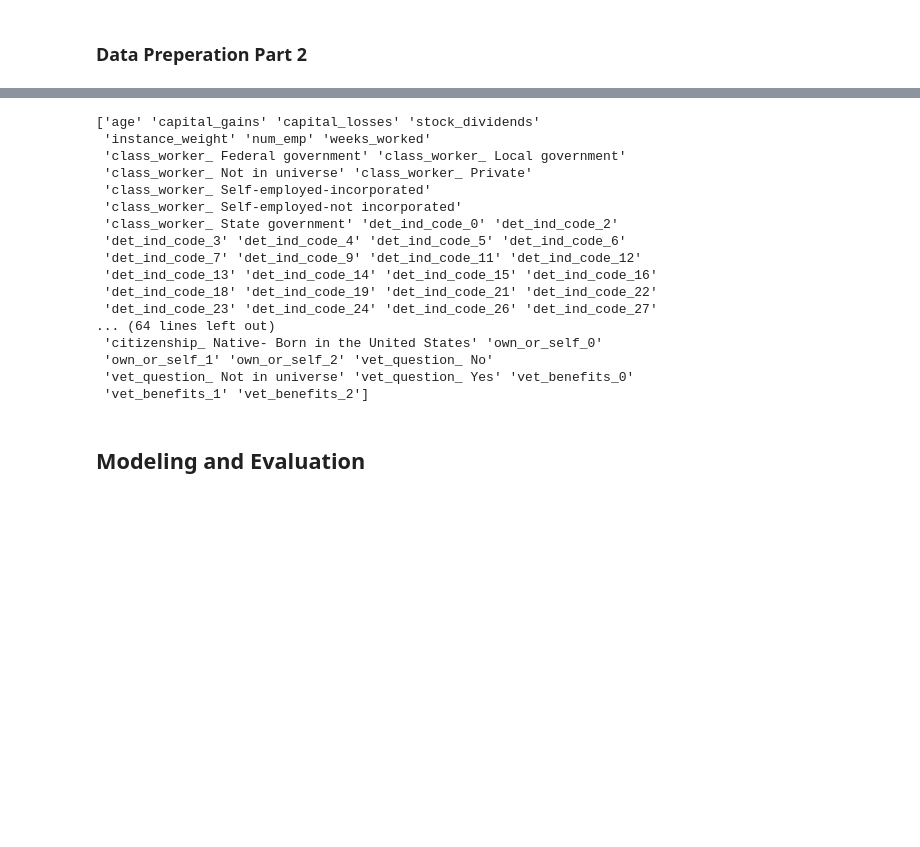
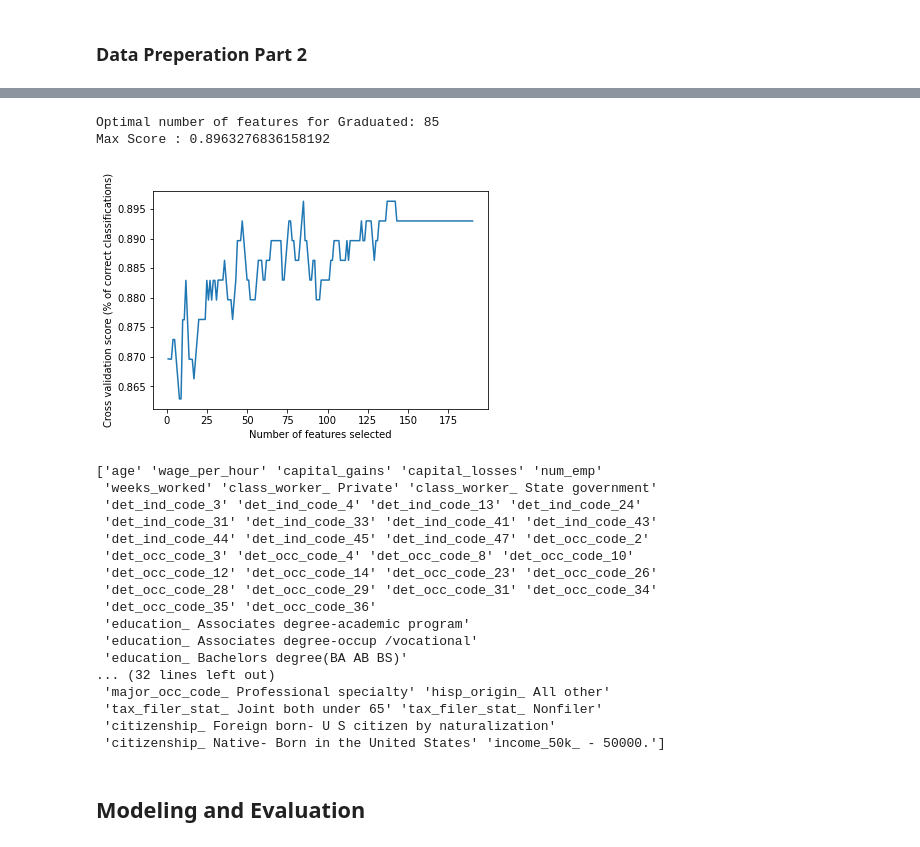
Before and after one commit to mcgrupp2/DS7331_termProject, a Jupyter notebook: work in progress copies/Rough Draft Lab 2.ipynb, the cells around one changed output, grey strips where cells are left out. Saved outputs shown, nothing was run; the diff lists cells and outputs as text; code cells hidden in the pictures; blank space fills up the shorter version.

Commit message:
Broke up Rough Draft for both targets

```diff
--- a/work in progress copies/Rough Draft Lab 2.ipynb
+++ b/work in progress copies/Rough Draft Lab 2.ipynb
@@ -284,26 +343,48 @@ Max Score : 0.9532082931172514
+# %%
+clf = LogisticRegression(n_jobs=-1)
+rfecv_log_grad = RFECV(clf, step=1, cv=5)
+rfecv_log_grad.fit(X_selection_log_preprocessed_grad, y_selection_grad)
+print("Optimal number of features for Graduated: %d" % rfecv_log_grad.n_features_)
+print("Max Score :", max(rfecv_log_grad.grid_scores_) )
+
+# Plot number of features VS. cross-validation scores
+plt.figure()
+plt.xlabel("Number of features selected")
+plt.ylabel("Cross validation score (% of correct classifications)")
+plt.plot(range(1, len(rfecv_log_grad.grid_scores_) + 1), rfecv_log_grad.grid_scores_)
+plt.show()
+# %% [output]
+Optimal number of features for Graduated: 85
+Max Score : 0.8963276836158192
+[figure, added]
 # %%
 ### Show all selected features
-X_selected = X_selection_log_preprocessed.tocsr()[:,rfecv_log.support_] #index columns of sparse matrix
+#index columns of sparse matrix
+X_selected_income = X_selection_preprocessed_income.tocsr()[:,rfecv_income.support_]
+X_selected_grad = X_selection_preprocessed_grad.tocsr()[:,rfecv_grad.support_]
 
-selected_features = all_processed_cols[rfecv_log.support_]
-print(selected_features)
+selected_features_income = all_processed_cols_income[rfecv_income.support_]
+selected_features_grad = all_processed_cols_grad[rfecv_grad.support_]
+
+print(selected_features_income)
+print(selected_features_grad)
 # %% [output]
-['age' 'capital_gains' 'capital_losses' 'stock_dividends'
- 'instance_weight' 'num_emp' 'weeks_worked'
- 'class_worker_ Federal government' 'class_worker_ Local government'
- 'class_worker_ Not in universe' 'class_worker_ Private'
- 'class_worker_ Self-employed-incorporated'
- 'class_worker_ Self-employed-not incorporated'
- 'class_worker_ State government' 'det_ind_code_0' 'det_ind_code_2'
- 'det_ind_code_3' 'det_ind_code_4' 'det_ind_code_5' 'det_ind_code_6'
- 'det_ind_code_7' 'det_ind_code_9' 'det_ind_code_11' 'det_ind_code_12'
- 'det_ind_code_13' 'det_ind_code_14' 'det_ind_code_15' 'det_ind_code_16'
- 'det_ind_code_18' 'det_ind_code_19' 'det_ind_code_21' 'det_ind_code_22'
- 'det_ind_code_23' 'det_ind_code_24' 'det_ind_code_26' 'det_ind_code_27'
-... (64 lines left out)
- 'citizenship_ Native- Born in the United States' 'own_or_self_0'
- 'own_or_self_1' 'own_or_self_2' 'vet_question_ No'
- 'vet_question_ Not in universe' 'vet_question_ Yes' 'vet_benefits_0'
- 'vet_benefits_1' 'vet_benefits_2']
+['age' 'wage_per_hour' 'capital_gains' 'capital_losses' 'num_emp'
+ 'weeks_worked' 'class_worker_ Private' 'class_worker_ State government'
+ 'det_ind_code_3' 'det_ind_code_4' 'det_ind_code_13' 'det_ind_code_24'
+ 'det_ind_code_31' 'det_ind_code_33' 'det_ind_code_41' 'det_ind_code_43'
+ 'det_ind_code_44' 'det_ind_code_45' 'det_ind_code_47' 'det_occ_code_2'
+ 'det_occ_code_3' 'det_occ_code_4' 'det_occ_code_8' 'det_occ_code_10'
+ 'det_occ_code_12' 'det_occ_code_14' 'det_occ_code_23' 'det_occ_code_26'
+ 'det_occ_code_28' 'det_occ_code_29' 'det_occ_code_31' 'det_occ_code_34'
+ 'det_occ_code_35' 'det_occ_code_36'
+ 'education_ Associates degree-academic program'
+ 'education_ Associates degree-occup /vocational'
+ 'education_ Bachelors degree(BA AB BS)'
+... (32 lines left out)
+ 'major_occ_code_ Professional specialty' 'hisp_origin_ All other'
+ 'tax_filer_stat_ Joint both under 65' 'tax_filer_stat_ Nonfiler'
+ 'citizenship_ Foreign born- U S citizen by naturalization'
+ 'citizenship_ Native- Born in the United States' 'income_50k_ - 50000.']
 # %% [markdown]
 ## Modeling and Evaluation
```
Also changed, not shown: parts of 26 cells of this notebook.
